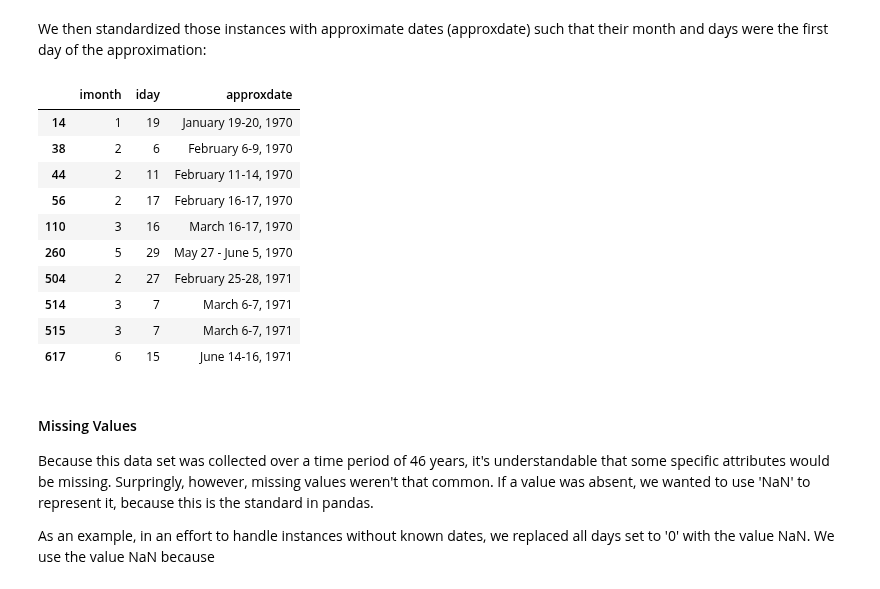
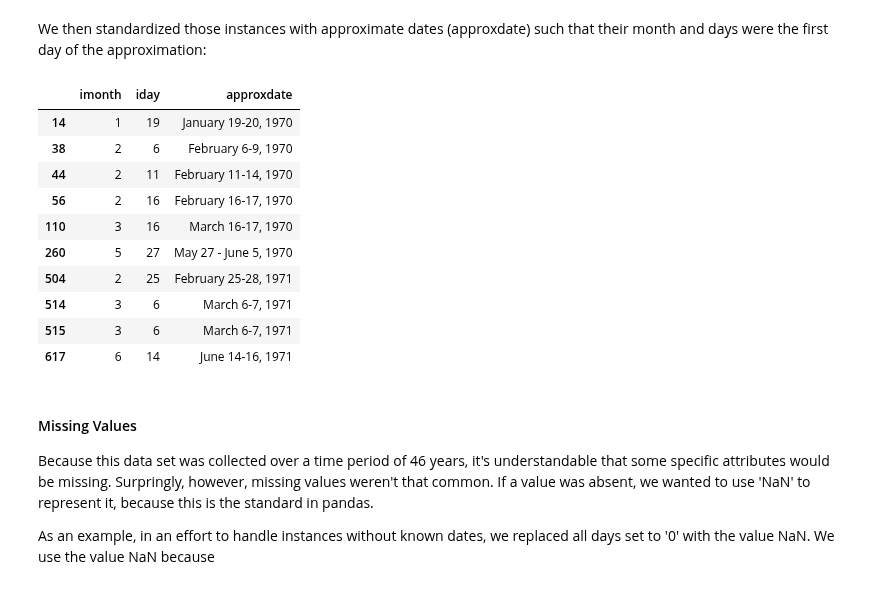
Before and after one commit to jakecarlson1/machine-learning-labs, a Jupyter notebook: Lab1/Lab 1 - Exploring Table Data.ipynb, the cells around one changed output. Saved outputs shown, nothing was run; the diff lists cells and outputs as text; code cells hidden in the pictures.

```diff
--- a/Lab1/Lab 1 - Exploring Table Data.ipynb
+++ b/Lab1/Lab 1 - Exploring Table Data.ipynb
@@ -218,26 +218,26 @@ We then standardized those instances with approximate dates (approxdate) such th
 # %%
 import dateutil.parser
 
 # replace dates with the first date of the approximate range
 for index, row in df[ df.approxdate.notnull() ].iterrows():
     date = dateutil.parser.parse( row.approxdate.split('-')[0] )
-    df.set_value(index, 'imonth', date.month)
-    df.set_value(index, 'iday', date.day)
+    df.loc[index, 'imonth'] = date.month
+    df.loc[index, 'iday'] = date.day
 
 # the first ten instances with approximate dates
 df[['imonth', 'iday', 'approxdate']][df.approxdate.notnull()].head(10)
 # %% [output]
 |  | imonth | iday | approxdate |
 | 14 | 1 | 19 | January 19-20, 1970 |
 | 38 | 2 | 6 | February 6-9, 1970 |
 | 44 | 2 | 11 | February 11-14, 1970 |
-| 56 | 2 | 17 | February 16-17, 1970 |
+| 56 | 2 | 16 | February 16-17, 1970 |
 | 110 | 3 | 16 | March 16-17, 1970 |
-| 260 | 5 | 29 | May 27 - June 5, 1970 |
-| 504 | 2 | 27 | February 25-28, 1971 |
-| 514 | 3 | 7 | March 6-7, 1971 |
-| 515 | 3 | 7 | March 6-7, 1971 |
-| 617 | 6 | 15 | June 14-16, 1971 |
+| 260 | 5 | 27 | May 27 - June 5, 1970 |
+| 504 | 2 | 25 | February 25-28, 1971 |
+| 514 | 3 | 6 | March 6-7, 1971 |
+| 515 | 3 | 6 | March 6-7, 1971 |
+| 617 | 6 | 14 | June 14-16, 1971 |
 # %% [markdown]
 #### Missing Values
 
```
Also changed, not shown: parts of 21 cells of this notebook, 1 other file.
